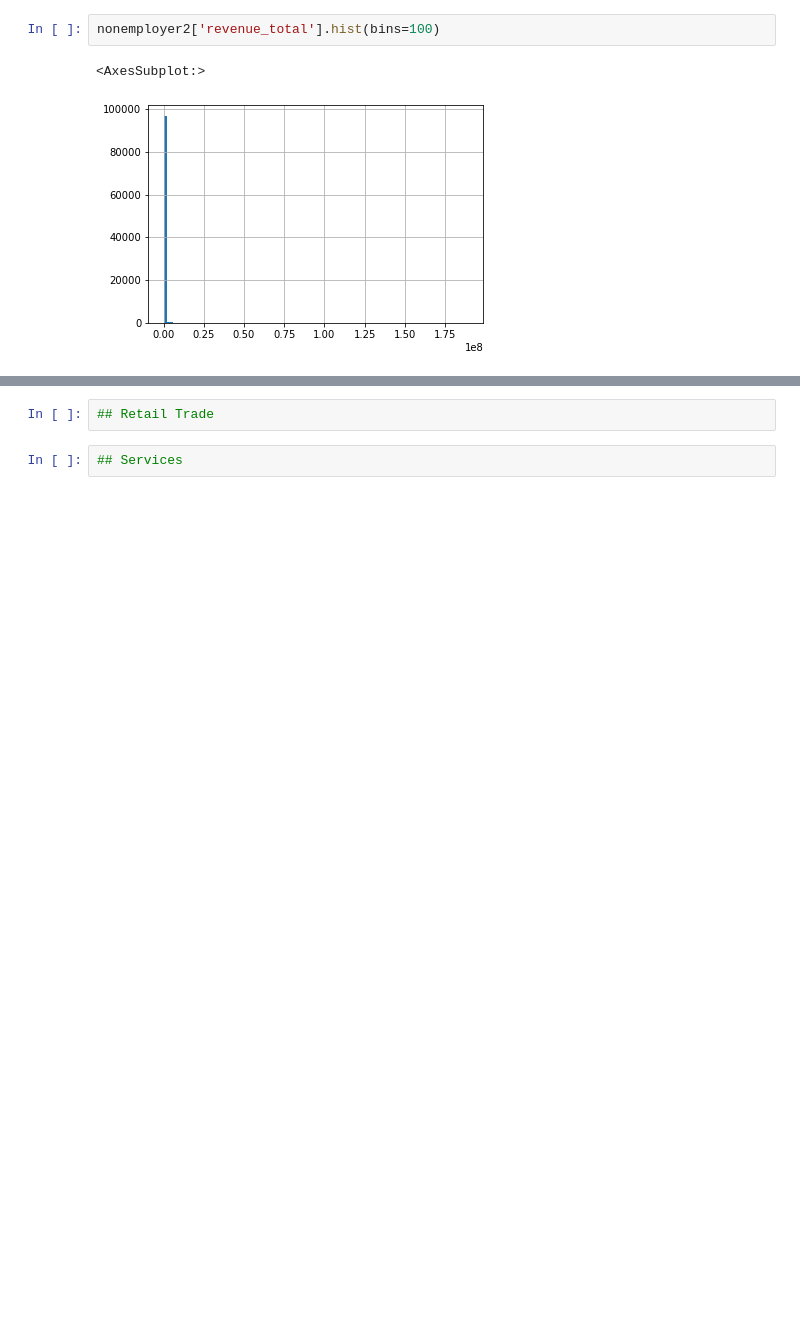
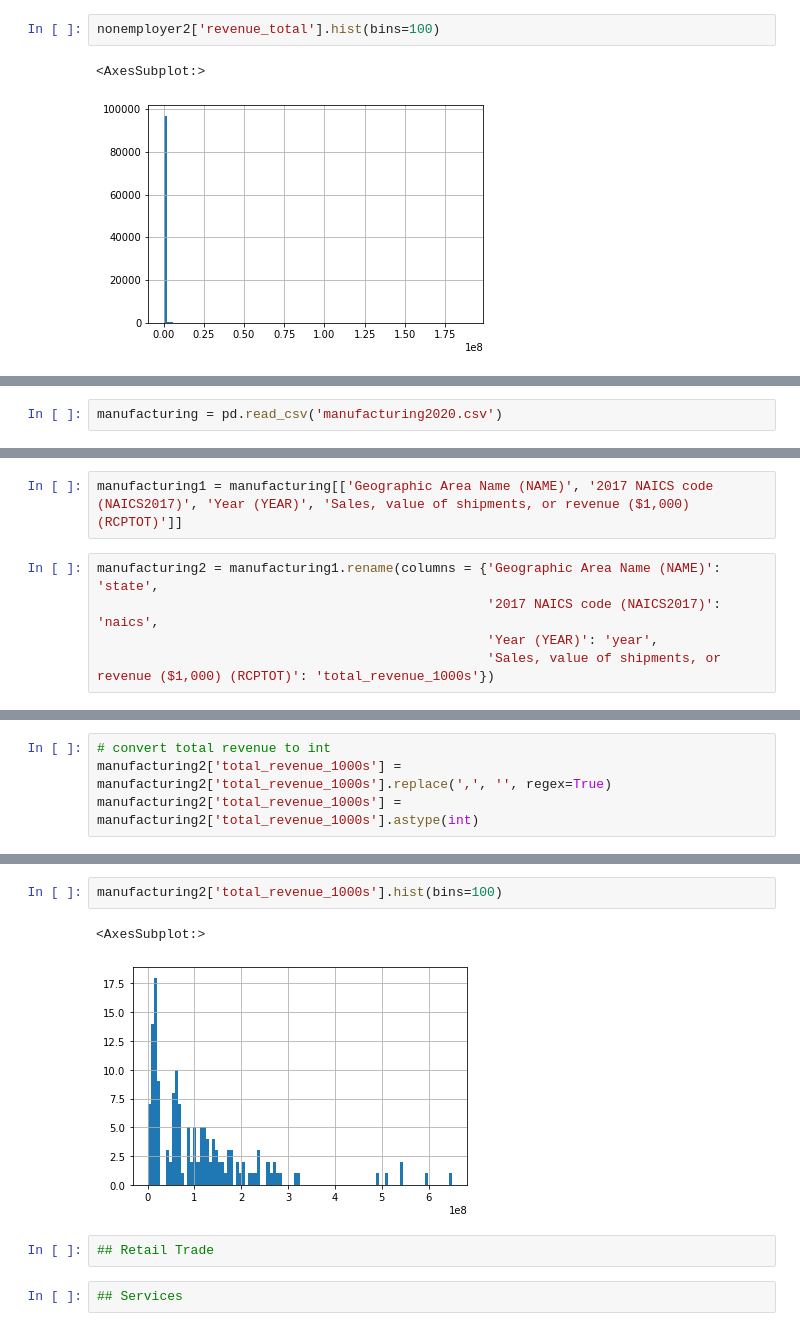
Before and after one commit to jhancuch/sba-loan-credit-analysis, a Jupyter notebook: eda/eda_census_data.ipynb, the cells around one changed output, grey strips where cells are left out. Drawn from its saved outputs; the diff is of its cells as text; blank space fills up the shorter version.

Commit message:
manufacturing data eda

```diff
--- a/eda/eda_census_data.ipynb
+++ b/eda/eda_census_data.ipynb
@@ -448,0 +451,2 @@ nonemployer2['revenue_total'].hist(bins=100)
+# %%
+manufacturing = pd.read_csv('manufacturing2020.csv')
@@ -448,0 +471,7 @@ nonemployer2['revenue_total'].hist(bins=100)
+# %%
+manufacturing1 = manufacturing[['Geographic Area Name (NAME)', '2017 NAICS code (NAICS2017)', 'Year (YEAR)', 'Sales, value of shipments, or revenue ($1,000) (RCPTOT)']]
+# %%
+manufacturing2 = manufacturing1.rename(columns = {'Geographic Area Name (NAME)': 'state',
+                                                  '2017 NAICS code (NAICS2017)': 'naics',
+                                                  'Year (YEAR)': 'year',
+                                                  'Sales, value of shipments, or revenue ($1,000) (RCPTOT)': 'total_revenue_1000s'})
@@ -448,0 +492,4 @@ nonemployer2['revenue_total'].hist(bins=100)
+# %%
+# convert total revenue to int
+manufacturing2['total_revenue_1000s'] = manufacturing2['total_revenue_1000s'].replace(',', '', regex=True)
+manufacturing2['total_revenue_1000s'] = manufacturing2['total_revenue_1000s'].astype(int)
@@ -449,3 +528,8 @@ nonemployer2['revenue_total'].hist(bins=100)
+# %%
+manufacturing2['total_revenue_1000s'].hist(bins=100)
+# %% [output]
+<AxesSubplot:>
+[figure, added]
 # %%
 ## Retail Trade
 # %%
```
Also changed, not shown: parts of 9 cells of this notebook.
